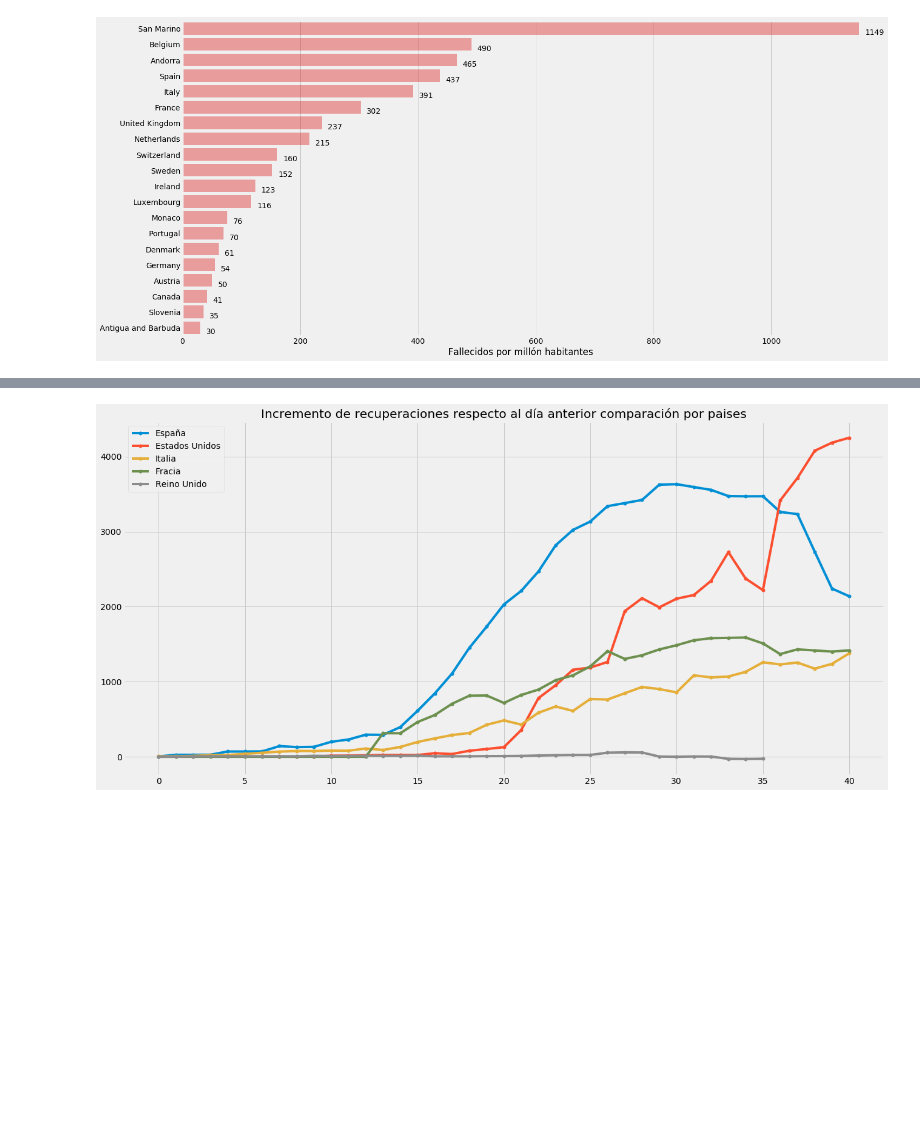
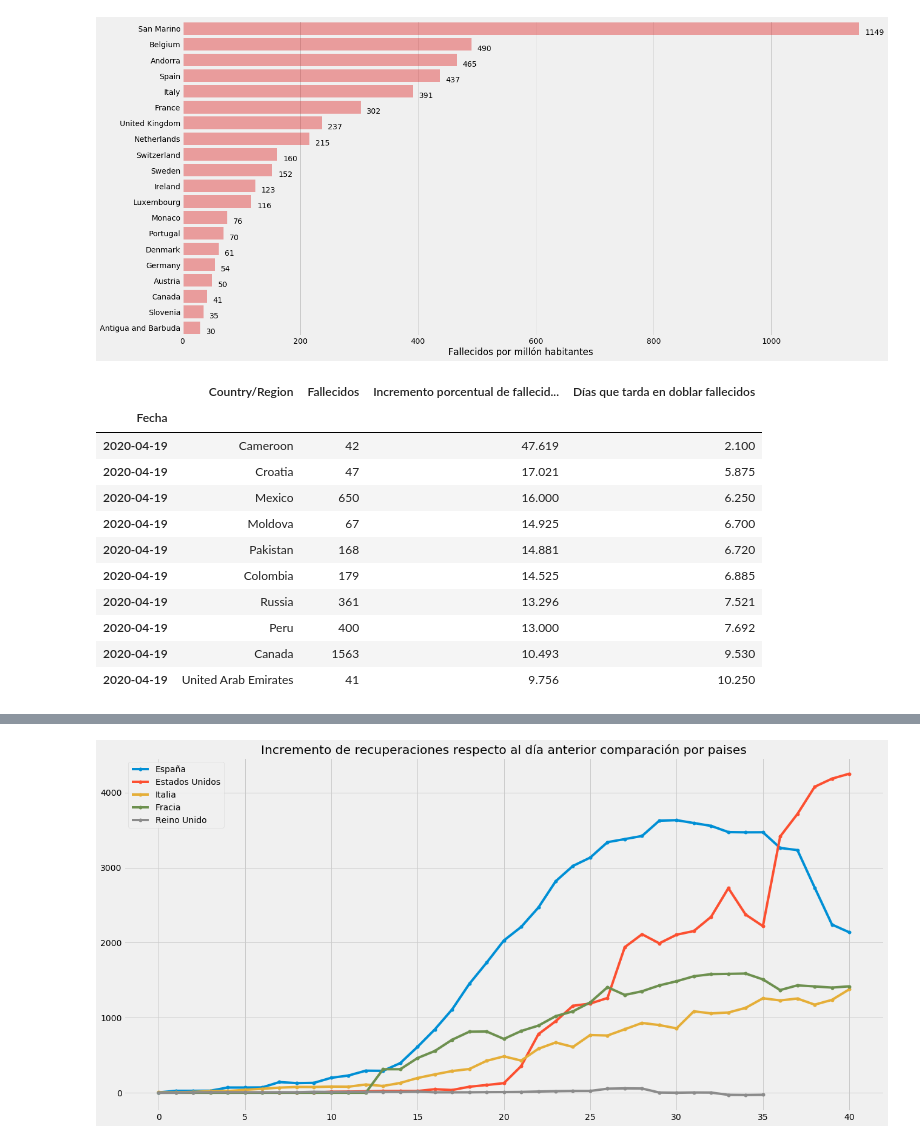
Before and after one commit to guille-arguello/covid19_spain, a Jupyter notebook: COVID-19 Spain daily analysis.ipynb, the cells around one changed output, grey strips where cells are left out. Cells and saved outputs as stored; diff of their text form; code cells hidden in the pictures; blank space fills up the shorter version.

```diff
--- a/COVID-19 Spain daily analysis.ipynb
+++ b/COVID-19 Spain daily analysis.ipynb
@@ -580,3 +582,28 @@ ax.set(xlim=(0, df["Fallecidos por millón habitantes"].max()), ylabel="",
 show_values_on_bars(ax, "h", 10);
 # %% [output]
 [figure]
+# %%
+fecha = data_jh.index.max()
+
+df = data_jh[data_jh["Fallecidos"] > 25].loc[fecha, ["Country/Region","Fallecidos",
+                                                'Incremento porcentual de fallecidos respecto al total']].sort_values(by='Incremento porcentual de fallecidos respecto al total',
+                                                                                                                      ascending=False).head(10)
+df["Días que tarda en doblar fallecidos"] = 100/df["Incremento porcentual de fallecidos respecto al total"]
+
+df["Días que tarda en doblar fallecidos"] = df["Días que tarda en doblar fallecidos"].round(3)
+df["Incremento porcentual de fallecidos respecto al total"] = df["Incremento porcentual de fallecidos respecto al total"].round(3)
+
+df
+# %% [output]
+|  | Country/Region | Fallecidos | Incremento porcentual de fallecid... | Días que tarda en doblar fallecidos |
+| Fecha |  |  |  |  |
+| 2020-04-19 | Cameroon | 42 | 47.619 | 2.100 |
+| 2020-04-19 | Croatia | 47 | 17.021 | 5.875 |
+| 2020-04-19 | Mexico | 650 | 16.000 | 6.250 |
+| 2020-04-19 | Moldova | 67 | 14.925 | 6.700 |
+| 2020-04-19 | Pakistan | 168 | 14.881 | 6.720 |
+| 2020-04-19 | Colombia | 179 | 14.525 | 6.885 |
+| 2020-04-19 | Russia | 361 | 13.296 | 7.521 |
+| 2020-04-19 | Peru | 400 | 13.000 | 7.692 |
+| 2020-04-19 | Canada | 1563 | 10.493 | 9.530 |
+| 2020-04-19 | United Arab Emirates | 41 | 9.756 | 10.250 |
```
Also changed, not shown: parts of 11 cells of this notebook, 1 other file.
